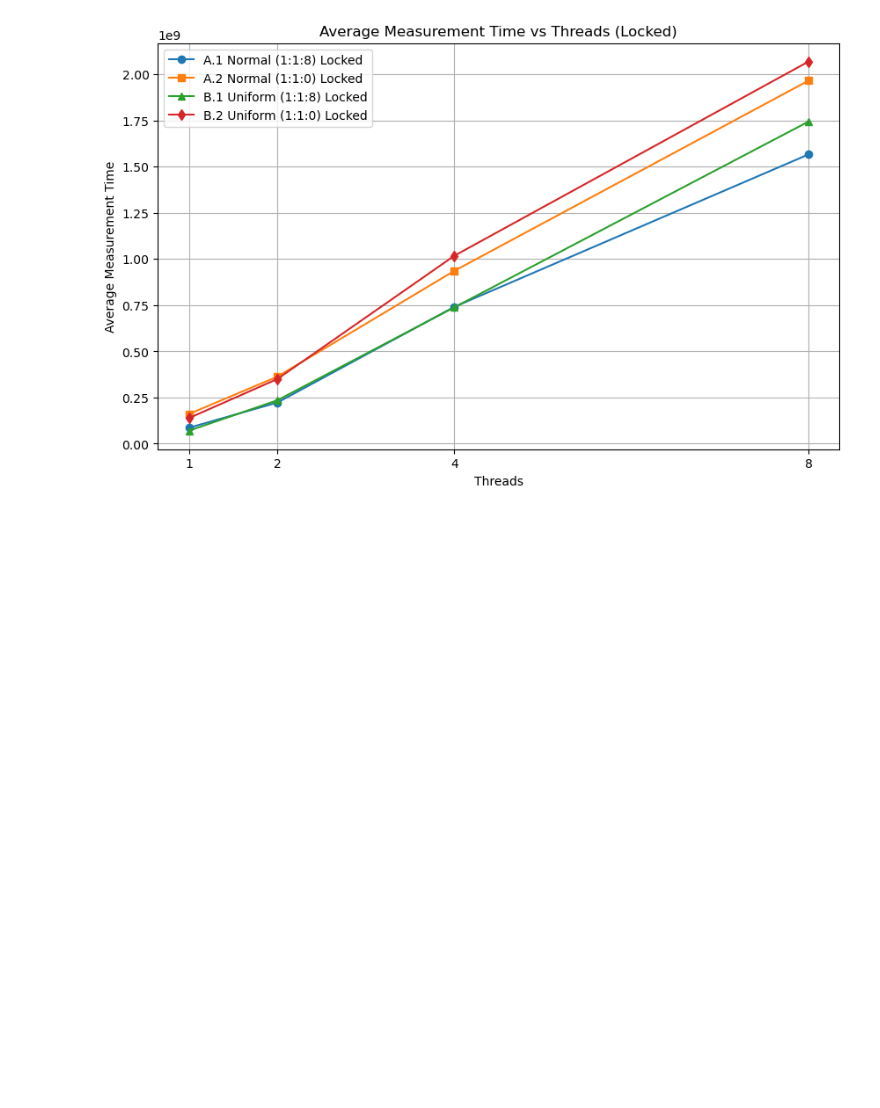
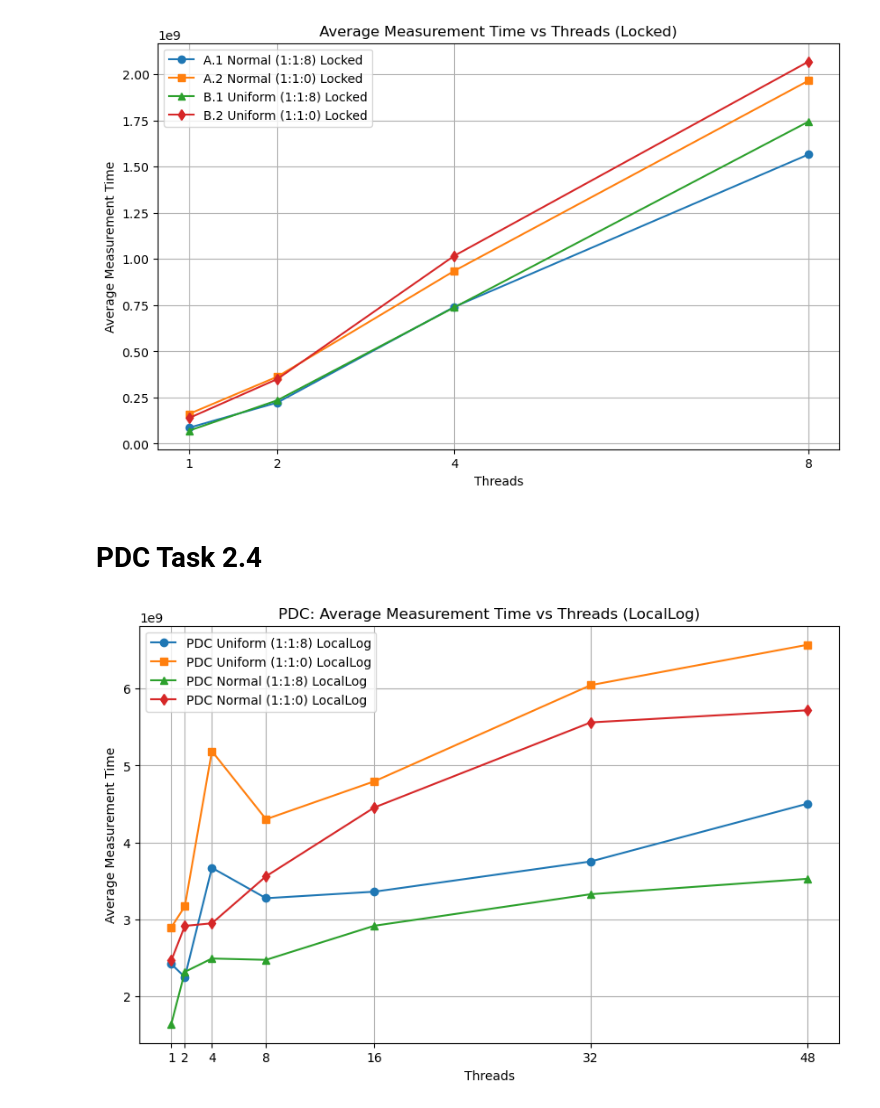
Before and after one commit to CasperKristiansson/Parallel-and-Distributed-Computing-DD2443, a Jupyter notebook: Labs/Lab 3/graphs.ipynb, the cells around one changed output. Cells and saved outputs as stored; diff of their text form; code cells hidden in the pictures; blank space fills up the shorter version.

```diff
--- a/Labs/Lab 3/graphs.ipynb
+++ b/Labs/Lab 3/graphs.ipynb
@@ -212,3 +212,69 @@ plt.grid(True)
 plt.show()
 # %% [output]
 [figure]
+# %% [markdown]
+# PDC Task 2.4
+# %%
+threads = [1, 2, 4, 8, 16, 32, 48]
+
+uniform_times_1_1_8 = [
+    [1845583195, 1936118152, 1837224724, 1875379648, 4600470435],
+    [1969238227, 2456609938, 2297856102, 2153672791, 2368638057],
+    [2692639307, 7685851752, 2537674006, 2565445073, 2867791219],
+    [2739043833, 3396101193, 3834621884, 3340620858, 3061030097],
+    [3648686989, 3713250387, 3097843669, 3211318781, 3125024772],
+    [4117819600, 3566794772, 3392982314, 3651494697, 4033184217],
+    [4104675005, 3865290359, 3796168401, 3796168401, 6953641320]
+]
+
+uniform_times_1_1_0 = [
+    [3422850929, 2653445337, 2838497822, 2717741820, 2843541745],
+    [2879517409, 3466862383, 3129232670, 3190547876, 3178166577],
+    [10535268273, 3907449860, 3822216434, 3873193681, 3795365351],
+    [4270261996, 4287625000, 4243635938, 4338754065, 4367328230],
+    [4836813488, 4731159788, 4680020584, 4696196028, 5026249809],
+    [5742883379, 6126849145, 6300173115, 6076882623, 5980398271],
+    [5817784036, 6552696463, 6953641320, 6953641320]
+]
+
+normal_times_1_1_8 = [
+    [1550375800, 1582165853, 1628475030, 1805532097, 1628593194],
+    [1768902013, 4006774519, 1984419009, 1920170623, 1901813593],
+    [3543301128, 2087430051, 2508375220, 2163562238, 2149341603],
+    [2562850269, 2137317636, 2797139029, 2719794904, 2147035346],
+    [2818082777, 2880522949, 2805822436, 3267120240, 2809921663],
+    [3993107631, 3022631035, 3385855975, 3051152962, 3179939157],
+    [3788413036, 3374197518, 3417685505]
+]
+
+normal_times_1_1_0 = [
+    [2195510606, 3449083762, 2197685008, 2207525895, 2269112250],
+    [4526995101, 2404467905, 2561135348, 2556440660, 2524946288],
+    [2904520714, 3016384124, 2971746560, 2944693125, 2902863732],
+    [4006366554, 3313875921, 3258826756, 3229819163, 3988845791],
+    [4524725874, 4323622263, 4811130957, 4862279565, 3748929667],
+    [5622838436, 5197396918, 4727106816, 6128078653, 6128031061],
+    [6250110618, 5224646002, 5679204914]
+]
+
+normal_avg_1_1_8 = [np.mean(times) for times in normal_times_1_1_8]
+normal_avg_1_1_0 = [np.mean(times) for times in normal_times_1_1_0]
+uniform_avg_1_1_8 = [np.mean(times) for times in uniform_times_1_1_8]
+uniform_avg_1_1_0 = [np.mean(times) for times in uniform_times_1_1_0]
+
+plt.figure(figsize=(10, 6))
+
+plt.plot(threads, uniform_avg_1_1_8, marker='o', label='PDC Uniform (1:1:8) LocalLog')
+plt.plot(threads, uniform_avg_1_1_0, marker='s', label='PDC Uniform (1:1:0) LocalLog')
+plt.plot(threads, normal_avg_1_1_8, marker='^', label='PDC Normal (1:1:8) LocalLog')
+plt.plot(threads, normal_avg_1_1_0, marker='d', label='PDC Normal (1:1:0) LocalLog')
+
+plt.title("PDC: Average Measurement Time vs Threads (LocalLog)")
+plt.xlabel("Threads")
+plt.ylabel("Average Measurement Time")
+plt.xticks(threads)
+plt.legend()
+plt.grid(True)
+plt.show()
+# %% [output]
+[figure, added]
```
Also changed, not shown: parts of 1 cell of this notebook, 5 other files.
